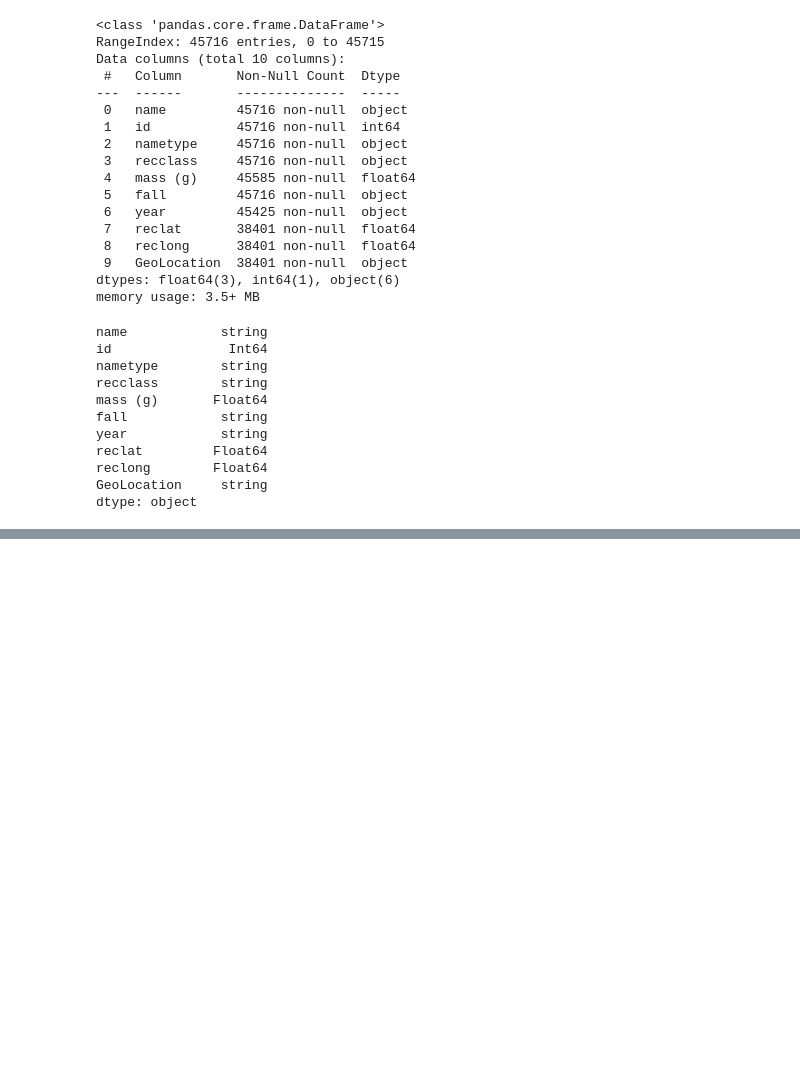
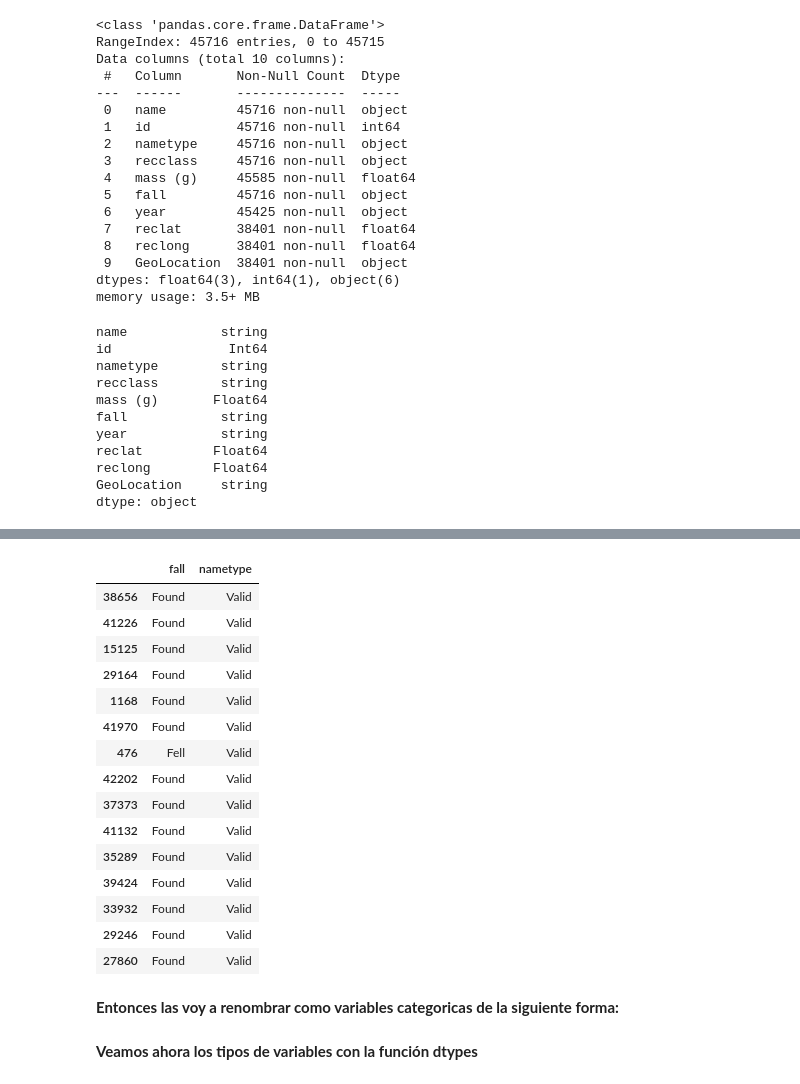
Before and after one commit to Mgobeaalcoba/full_pandas_python_data, a Jupyter notebook: datatypes.ipynb, the cells around one changed output, grey strips where cells are left out. Drawn from its saved outputs; the diff is of its cells as text; code cells hidden in the pictures; blank space fills up the shorter version.

```diff
--- a/datatypes.ipynb
+++ b/datatypes.ipynb
@@ -191,0 +244,21 @@ dtype: object
+# %%
+df_meteorites[["fall","nametype"]].sample(15)
+# %% [output]
+|  | fall | nametype |
+| 38656 | Found | Valid |
+| 41226 | Found | Valid |
+| 15125 | Found | Valid |
+| 29164 | Found | Valid |
+| 1168 | Found | Valid |
+| 41970 | Found | Valid |
+| 476 | Fell | Valid |
+| 42202 | Found | Valid |
+| 37373 | Found | Valid |
+| 41132 | Found | Valid |
+| 35289 | Found | Valid |
+| 39424 | Found | Valid |
+| 33932 | Found | Valid |
+| 29246 | Found | Valid |
+| 27860 | Found | Valid |
+# %% [markdown]
+**Entonces las voy a renombrar como variables categoricas de la siguiente forma:**
@@ -191,0 +267,2 @@ dtype: object
+# %% [markdown]
+**Veamos ahora los tipos de variables con la función dtypes**
```
Also changed, not shown: parts of 31 cells of this notebook.
